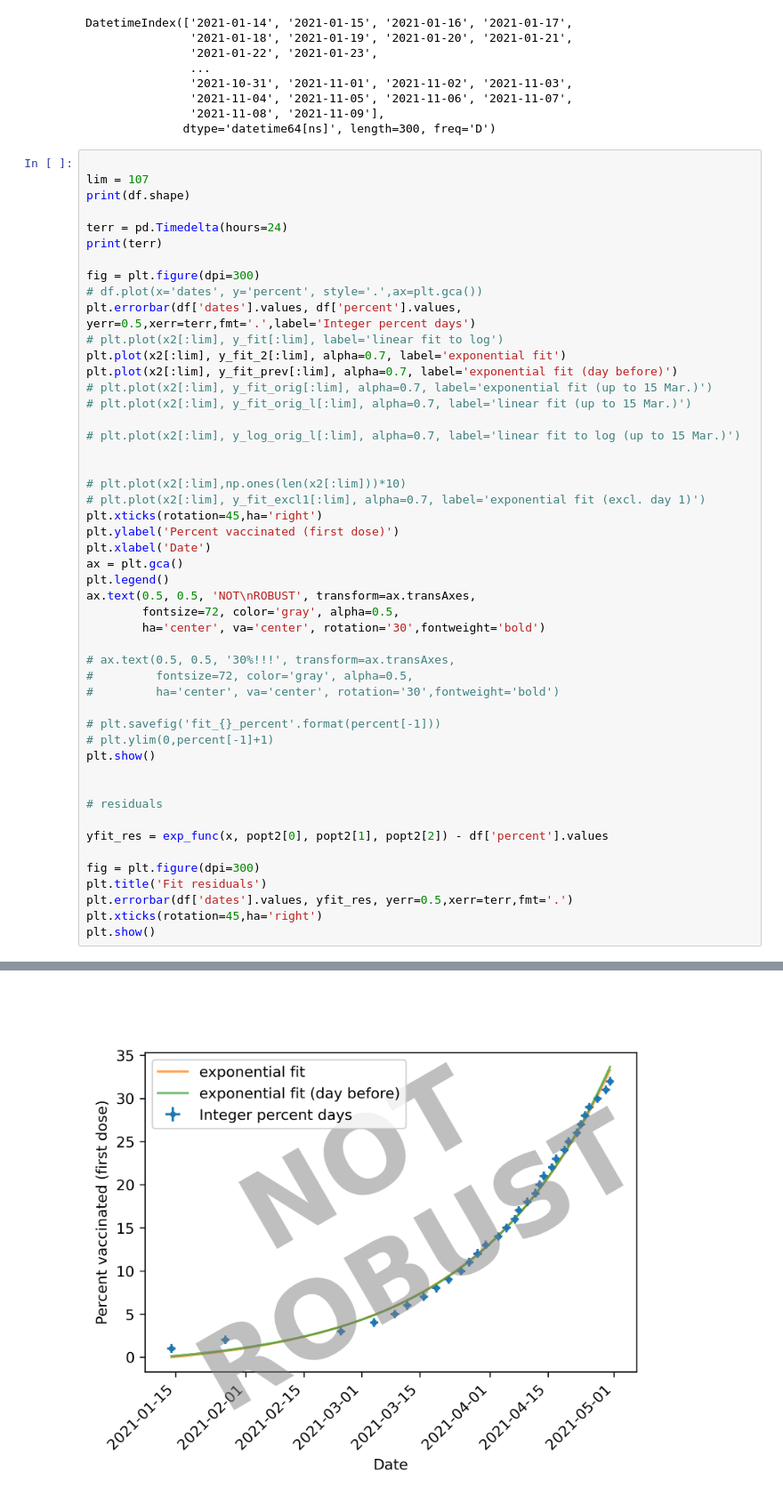
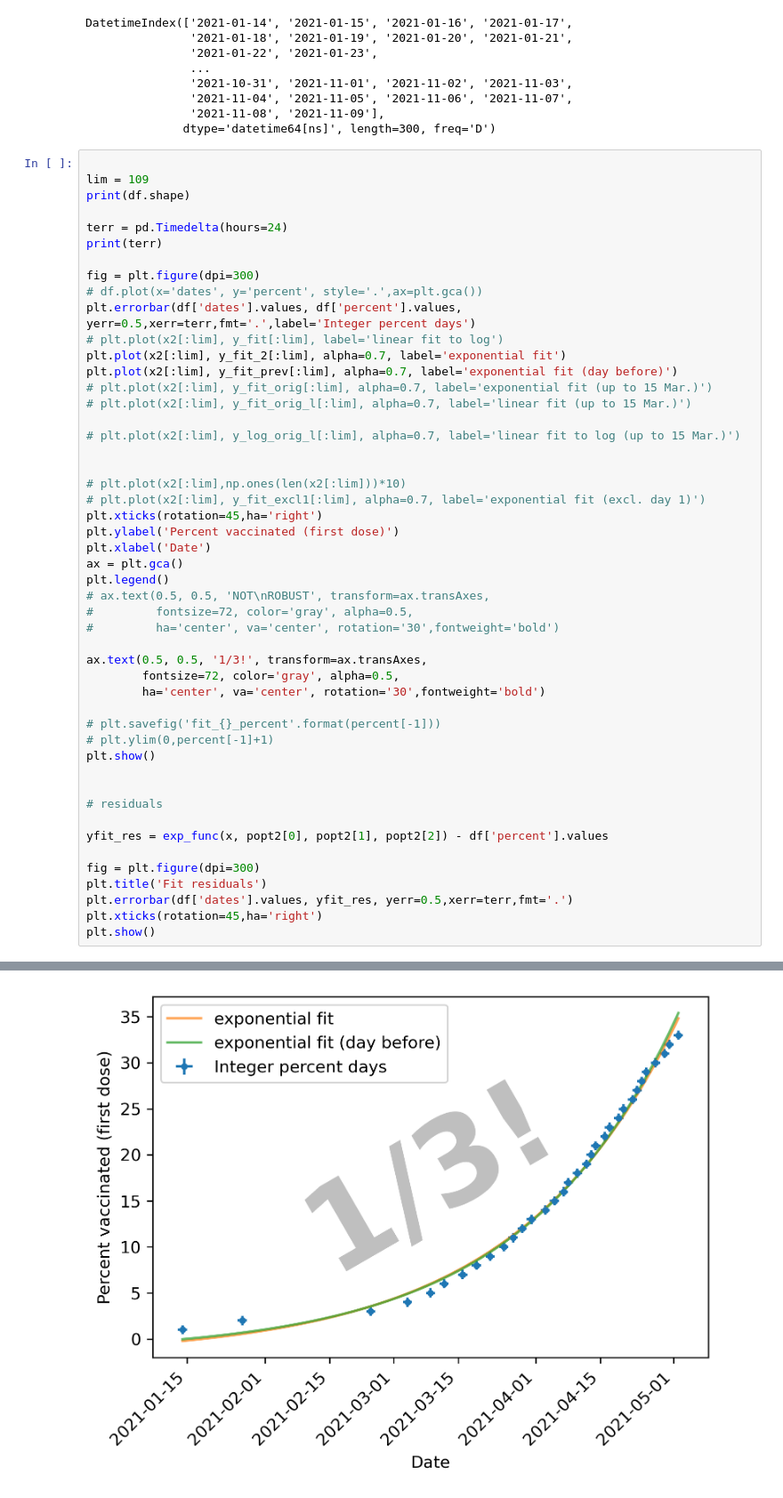
Before and after one commit to ac137/vacc-curvefit, a Jupyter notebook: vacc-curvefit.ipynb, the cells around one changed output, grey strips where cells are left out. Shown at 89% size. Saved outputs shown, nothing was run; the diff lists cells and outputs as text.

```diff
--- a/vacc-curvefit.ipynb
+++ b/vacc-curvefit.ipynb
@@ -129,7 +129,7 @@ DatetimeIndex(['2021-01-14', '2021-01-15', '2021-01-16', '2021-01-17',
               dtype='datetime64[ns]', length=300, freq='D')
 # %%
 
-lim = 107
+lim = 109
 print(df.shape)
 
 terr = pd.Timedelta(hours=24)
@@ -154,13 +154,13 @@ plt.ylabel('Percent vaccinated (first dose)')
 plt.xlabel('Date')
 ax = plt.gca()
 plt.legend()
-ax.text(0.5, 0.5, 'NOT\nROBUST', transform=ax.transAxes,
+# ax.text(0.5, 0.5, 'NOT\nROBUST', transform=ax.transAxes,
+#         fontsize=72, color='gray', alpha=0.5,
+#         ha='center', va='center', rotation='30',fontweight='bold')
+
+ax.text(0.5, 0.5, '1/3!', transform=ax.transAxes,
         fontsize=72, color='gray', alpha=0.5,
         ha='center', va='center', rotation='30',fontweight='bold')
-
-# ax.text(0.5, 0.5, '30%!!!', transform=ax.transAxes,
-#         fontsize=72, color='gray', alpha=0.5,
-#         ha='center', va='center', rotation='30',fontweight='bold')
 
 # plt.savefig('fit_{}_percent'.format(percent[-1]))
 # plt.ylim(0,percent[-1]+1)
@@ -181,2 +181,2 @@ plt.show()
 1 days 00:00:00
-[figure, old version]
+[figure, new version]
```
Also changed, not shown: parts of 7 cells of this notebook.
